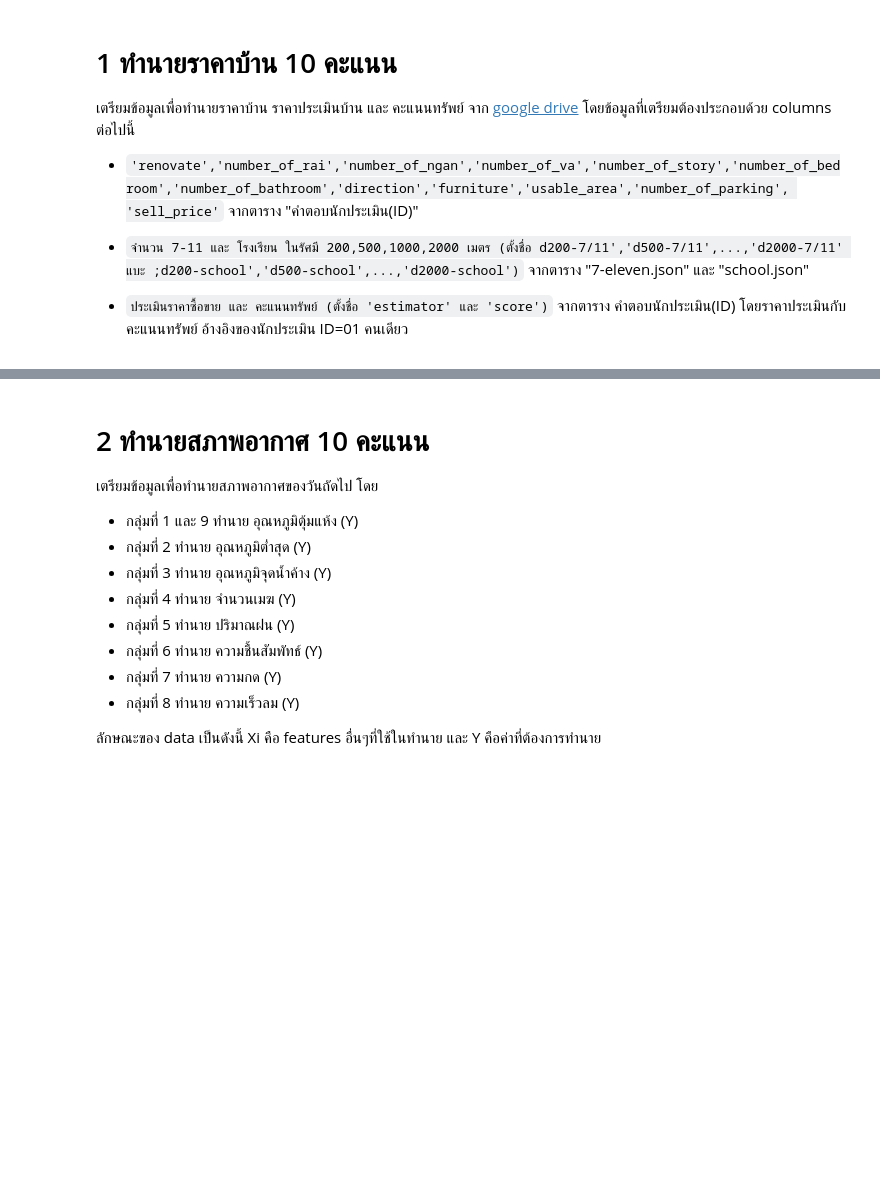
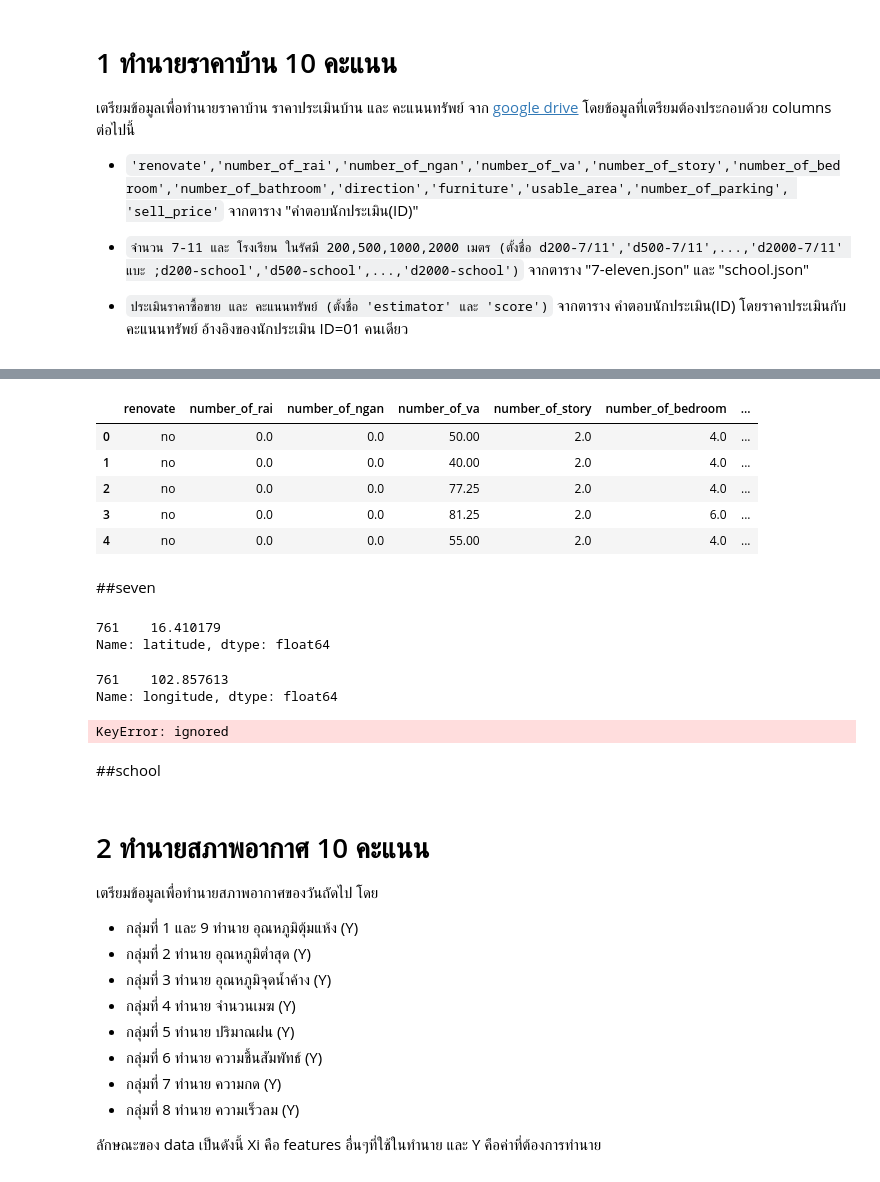
Before and after one commit to nannthd/bsc_dpdm22, a Jupyter notebook: midterm_dpdm22.ipynb, the cells around one changed output, grey strips where cells are left out. Saved outputs shown, nothing was run; the diff lists cells and outputs as text; code cells hidden in the pictures; blank space fills up the shorter version.

```diff
--- a/midterm_dpdm22.ipynb
+++ b/midterm_dpdm22.ipynb
@@ -13,0 +123,7 @@
+# %%
+# fillna
+home['renovate'] = home['renovate'].fillna('no') # fillna ด้วย no สำหรับบ้านมือ 1
+home['direction'] = home['direction'].fillna('ไม่ระบุ') # fillna ด้วยไม่ระบุสำหรับทิศทาง
+home[['number_of_rai', 'number_of_ngan','number_of_va','number_of_story','number_of_bedroom','number_of_bathroom','furniture','usable_area','number_of_parking']]  = home[['number_of_rai', 'number_of_ngan','number_of_va','number_of_story','number_of_bedroom','number_of_bathroom','furniture','usable_area','number_of_parking']].fillna(0.0) # fillna ด้วย 0.0 ในคอลัมน์ที่ไม่ม่ เช่น ที่จอดรถ
+# %%
+home.dropna(subset=['sell_price'],inplace=True)
@@ -13,0 +147,11 @@
+# %%
+home.head()
+# %% [output]
+|  | renovate | number_of_rai | number_of_ngan | number_of_va | number_of_story | number_of_bedroom | ... |
+| 0 | no | 0.0 | 0.0 | 50.00 | 2.0 | 4.0 | ... |
+| 1 | no | 0.0 | 0.0 | 40.00 | 2.0 | 4.0 | ... |
+| 2 | no | 0.0 | 0.0 | 77.25 | 2.0 | 4.0 | ... |
+| 3 | no | 0.0 | 0.0 | 81.25 | 2.0 | 6.0 | ... |
+| 4 | no | 0.0 | 0.0 | 55.00 | 2.0 | 4.0 | ... |
+# %% [markdown]
+##seven
@@ -13,0 +174,10 @@
+# %%
+this_home['latitude']
+# %% [output]
+761    16.410179
+Name: latitude, dtype: float64
+# %%
+this_home['longitude']
+# %% [output]
+761    102.857613
+Name: longitude, dtype: float64
@@ -14,3 +186,31 @@
+# %%
+record_list = list()
+for id in table2['id']:
+  print(id)
+  this_home = table2[table2['id']==id]
+  h_lat = this_home['latitude'].values[0] #ถ้าใส่indexธรรมดาจะใช้กับทุกตัวไม่ได้ มันจะเป็นindexของตาราง ต้อง.values
+  h_long = this_home['longitude'].values[0]
+  this_seven = seven_id[int(id)]
+  seven_dist = list()
+  loc1 = [h_lat,h_long]
+  for seven in this_seven:
+      loc2 = [seven['lat'],seven['lng']]
+      dist = geopy.distance.geodesic(loc1,loc2).m
+      seven_dist.append(dist)
+
+  record_dict = {}
+  record_dict['id'] = id
+  record_dict['d250-7/11'] = sum(np.array(seven_dist) < 250)
+  record_dict['d500-7/11'] = sum(np.array(seven_dist) < 500)
+  record_dict['d1000-7/11'] = sum(np.array(seven_dist) < 1000)
+  record_dict['d1500-7/11'] = sum(np.array(seven_dist) < 2000)
+  record_list.append(record_dict)
+
+final_table = pd.DataFrame(record_list)
+# %% [output]
+KeyError: ignored
+# %% [markdown]
+##school
 # %% [markdown]
 # 2 ทำนายสภาพอากาศ 10 คะแนน
 เตรียมข้อมูลเพื่อทำนายสภาพอากาศของวันถัดไป โดย
```
Also changed, not shown: parts of 24 cells of this notebook.
